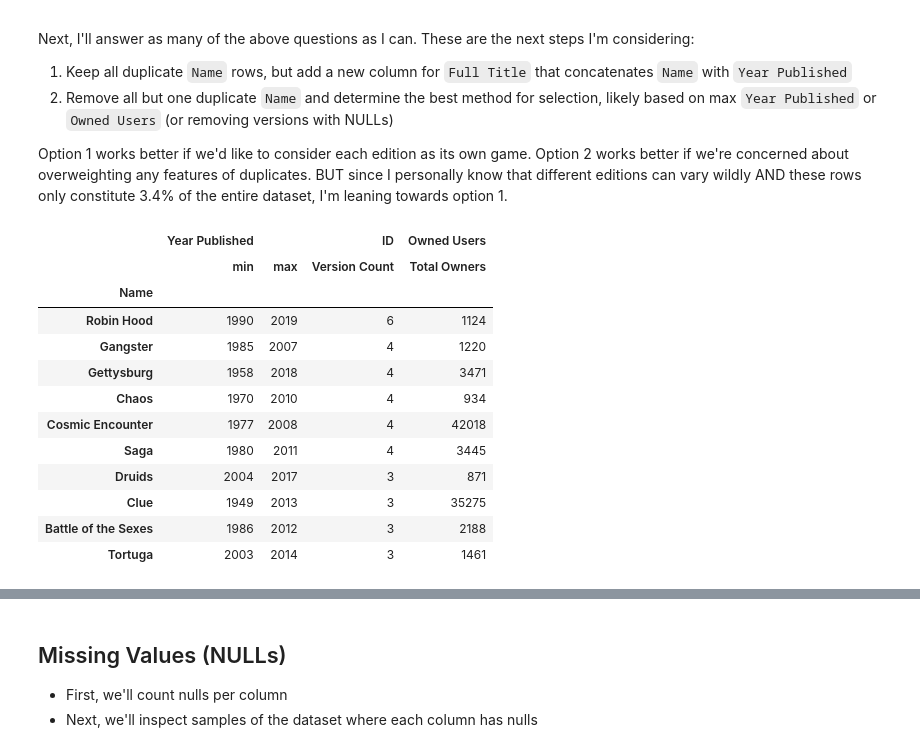
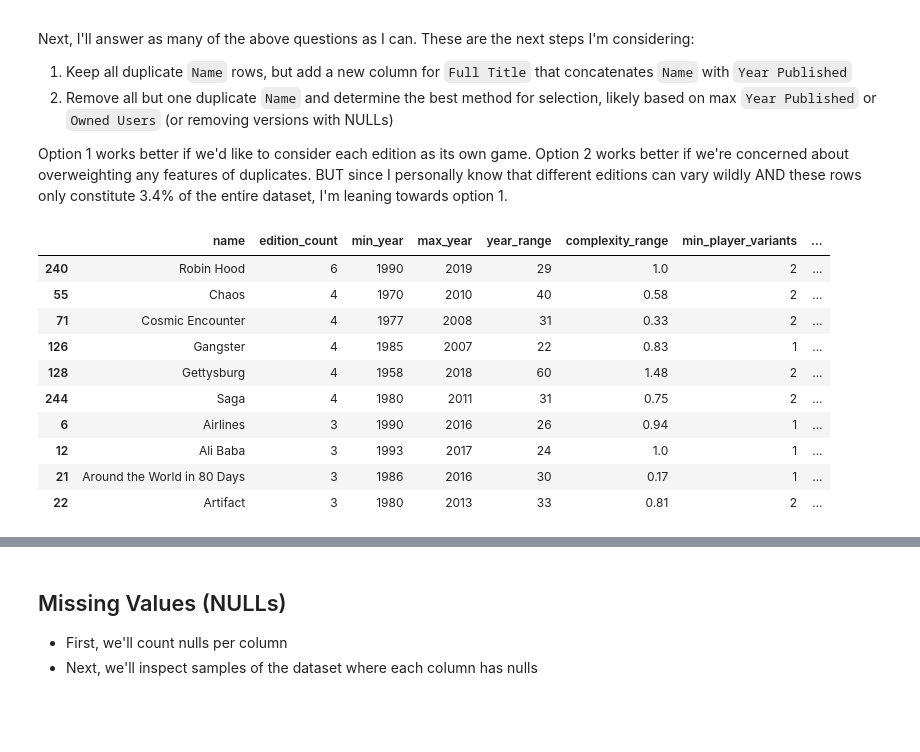
Before and after one commit to hayworthanalytics/board-game-insights, a Jupyter notebook: notebooks/01_exploration.ipynb, the cells around one changed output, grey strips where cells are left out. Cells and saved outputs as stored; diff of their text form; code cells hidden in the pictures; blank space fills up the shorter version.

```diff
--- a/notebooks/01_exploration.ipynb
+++ b/notebooks/01_exploration.ipynb
@@ -159,0 +171,5 @@ memory usage: 2.4 MB
+# %%
+# Create new column for variance between users rated and owned
+df['user_gap'] = df['owned_users'] - df['users_rated']
+
+df.describe().style.format("{:,.1f}")
@@ -159,0 +279,2 @@ memory usage: 2.4 MB
+# %%
+df['min_age'] = df['min_age'].replace(0, pd.NA)
@@ -159,0 +342,4 @@ memory usage: 2.4 MB
+# %%
+# replace the `Min Age` value for Eiyo with the corrected value
+df.loc[df["name"] == "Eiyo", "min_age"] = 14
+df[(df['name'] == "Eiyo")]
@@ -189,14 +416,14 @@ df[df.duplicated(subset=['ID'])] # All are NULL! We will likely remove these nex
 | 20040 | <NA> | Hidden Conflict | 2005 | 2 | 6 | 30 | 10 | 128 | ... |
 # %%
 # Check for game names. I wonder if some names may be shared across different versions.
-df_shared_names = df[df.duplicated(subset=['Name'], keep=False)].sort_values(by='Name')
+df_shared_names = df[df.duplicated(subset=['name'], keep=False)].sort_values(by='name')
 
 # Let's see some summary stats
 print(f"Total # rows with the same name: {len(df_shared_names)}")
-print(f"Total # unique names in subset: {df_shared_names['Name'].nunique()}")
-print(f"Average # editions per unique name in subset: {len(df_shared_names) / df_shared_names['Name'].nunique():.2f}")
+print(f"Total # unique names in subset: {df_shared_names['name'].nunique()}")
+print(f"Average # editions per unique name in subset: {len(df_shared_names) / df_shared_names['name'].nunique():.2f}")
 print(f"Total % of dataset rows from subset: {len(df_shared_names)/len(df):.1%}")
-print(f"Total % of unique names from subset: {df_shared_names['Name'].nunique()/df['Name'].nunique():.1%}")
+print(f"Total % of unique names from subset: {df_shared_names['name'].nunique()/df['name'].nunique():.1%}")
 
 df_shared_names.head(6)
 # %% [output]
@@ -230,29 +457,43 @@ Next, I'll answer as many of the above questions as I can. These are the next st
 
 Option 1 works better if we'd like to consider each edition as its own game. Option 2 works better if we're concerned about overweighting any features of duplicates. BUT since I personally know that different editions can vary wildly AND these rows only constitute 3.4% of the entire dataset, I'm leaning towards option 1.
 # %%
-# Create a dedicated view for shared titles
-shared_titles = df[df.duplicated(subset=['Name'], keep=False)].sort_values("Name")
+# Let's create a summary table to learn more about games with the same name
+df_shared_names_summary = df_shared_names.groupby('name').agg(
+    edition_count=('id', 'count'),
+    # Check ranges for fields of interest. We can calculate the difference once the dataframe has been made.
+    min_year=('year_published','min'),
+    max_year=('year_published','max'),
+    min_complexity=('complexity_average', 'min'),
+    max_complexity=('complexity_average', 'max'),
+    # Track whether game meta data changed
+    min_player_variants=('min_players','nunique'),
+    max_player_variants=('max_players','nunique'),
+    play_time_variants=('play_time', 'nunique'),
+    min_age_variants=('min_age', 'nunique'),
+).reset_index()
 
-# Group by name to show a summary of the 'Collision' stats
-duplicate_summary = shared_titles.groupby('Name').agg({
-    'Year Published': ['min', 'max'],
-    'ID': 'count',
-    'Owned Users': 'sum'
-}).rename(columns={'count': 'Version Count', 'sum': 'Total Owners'})
+# Now let's add more calculations. I'll also use pop() and insert() to place them in a more fitting column order
+# (because otherwise it will drive me CRAZY!!!)
+df_shared_names_summary['year_range'] = df_shared_names_summary['max_year'] - df_shared_names_summary['min_year']
+df_shared_names_summary.insert(4, 'year_range', df_shared_names_summary.pop('year_range'))
+df_shared_names_summary['complexity_range'] = df_shared_names_summary['max_complexity'] - df_shared_names_summary['min_complexity']
+df_shared_names_summary.insert(7, 'complexity_range', df_shared_names_summary.pop('complexity_range'))
 
-# Top 10 most 'duplicated' names
-duplicate_summary.sort_values(('ID', 'Version Count'), ascending=False).head(10)
+# On second thought, I don't really care about min and max complexity. I just care about the range. So let's drop those columns!
+df_shared_names_summary = df_shared_names_summary.drop(columns = {'min_complexity', 'max_complexity'})
+
+
+# Top 10 most duplicated names
+df_shared_names_summary.sort_values(by=['edition_count', 'name'], ascending = [False, True]).head(10)
 # %% [output]
-|  | Year Published |  | ID | Owned Users |
-|  | min | max | Version Count | Total Owners |
-| Name |  |  |  |  |
-| Robin Hood | 1990 | 2019 | 6 | 1124 |
-| Gangster | 1985 | 2007 | 4 | 1220 |
-| Gettysburg | 1958 | 2018 | 4 | 3471 |
-| Chaos | 1970 | 2010 | 4 | 934 |
-| Cosmic Encounter | 1977 | 2008 | 4 | 42018 |
-| Saga | 1980 | 2011 | 4 | 3445 |
-| Druids | 2004 | 2017 | 3 | 871 |
-| Clue | 1949 | 2013 | 3 | 35275 |
-| Battle of the Sexes | 1986 | 2012 | 3 | 2188 |
-| Tortuga | 2003 | 2014 | 3 | 1461 |
+|  | name | edition_count | min_year | max_year | year_range | complexity_range | min_player_variants | ... |
+| 240 | Robin Hood | 6 | 1990 | 2019 | 29 | 1.0 | 2 | ... |
+| 55 | Chaos | 4 | 1970 | 2010 | 40 | 0.58 | 2 | ... |
+| 71 | Cosmic Encounter | 4 | 1977 | 2008 | 31 | 0.33 | 2 | ... |
+| 126 | Gangster | 4 | 1985 | 2007 | 22 | 0.83 | 1 | ... |
+| 128 | Gettysburg | 4 | 1958 | 2018 | 60 | 1.48 | 2 | ... |
+| 244 | Saga | 4 | 1980 | 2011 | 31 | 0.75 | 2 | ... |
+| 6 | Airlines | 3 | 1990 | 2016 | 26 | 0.94 | 1 | ... |
+| 12 | Ali Baba | 3 | 1993 | 2017 | 24 | 1.0 | 1 | ... |
+| 21 | Around the World in 80 Days | 3 | 1986 | 2016 | 30 | 0.17 | 1 | ... |
+| 22 | Artifact | 3 | 1980 | 2013 | 33 | 0.81 | 2 | ... |
```
Also changed, not shown: parts of 43 cells of this notebook.
